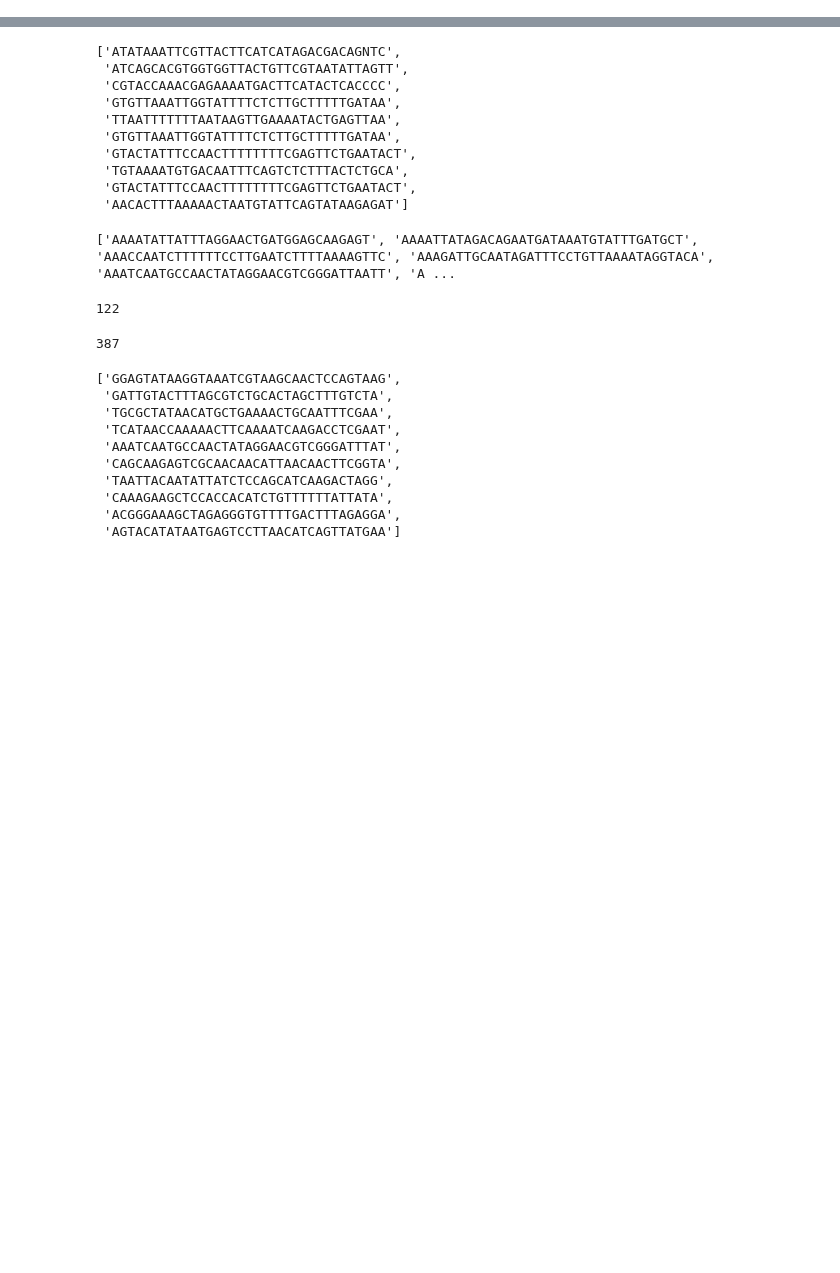
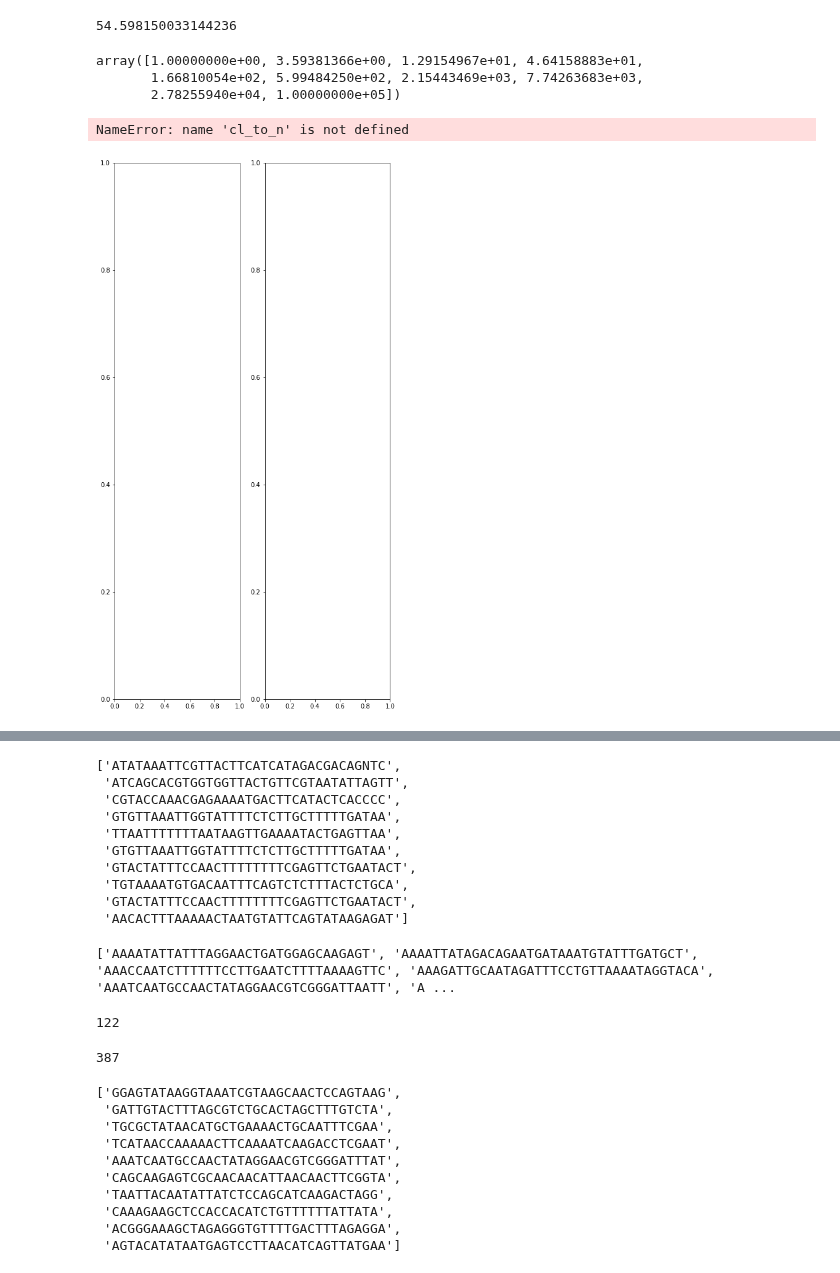
Before and after one commit to rykachevskiy/CRISPR, a Jupyter notebook: Untitled.ipynb, the cells around one changed output, grey strips where cells are left out. Drawn from its saved outputs; the diff is of its cells as text; code cells hidden in the pictures; blank space fills up the shorter version.

```diff
--- a/Untitled.ipynb
+++ b/Untitled.ipynb
@@ -4,0 +43,52 @@ import matplotlib.pyplot as plt
+# %%
+print(lines_wgs)
+
+
+ec = ca.ErrorCorrector(args.megre_threshold)
+
+ec.fit(lines_pcr)
+
+cl_to_n = calc_cl_to_occurences(ec)
+
+wgs_fraction = []
+pcr_fraction = []
+
+for cut in range(10, len(cl_to_n), 5):
+
+    res = []
+    for wgs_spacer in lines_wgs[:]:
+        res.append(ca.find_closest([x for x in cl_to_n.keys()][:cut], wgs_spacer))
+
+    wgs_fraction.append(sum([x[0] < 6 for x in res]) / len(lines_wgs))
+    pcr_fraction.append(len(set([x for x in cl_to_n.keys()][:cut]).intersection(set([x[1] for x in res]))) / cut)
+
+with open(args.dest_file, 'w') as f:
+	for k,v in cl_to_n.items():
+		f.write(k + "\t" + str(v) + "\n")
+
+
+plt.plot(range(10, len(cl_to_n), 5), wgs_fraction, label = 'found_wgs_fraction')
+plt.plot(range(10, len(cl_to_n), 5), pcr_fraction, label = 'found_pcr_fraction')
+plt.legend()
+plt.show()
+# %%
+np.exp(4)
+# %% [output]
+54.598150033144236
+# %%
+np.logspace(0,5,10)
+# %% [output]
+array([1.00000000e+00, 3.59381366e+00, 1.29154967e+01, 4.64158883e+01,
+       1.66810054e+02, 5.99484250e+02, 2.15443469e+03, 7.74263683e+03,
+       2.78255940e+04, 1.00000000e+05])
+# %%
+f, a = plt.subplots(1,2, figsize = (8, 16))
+a[0].plot(range(10, len(cl_to_n), 5), wgs_fraction, label = 'found_wgs_fraction')
+a[0].plot(range(10, len(cl_to_n), 5), pcr_fraction, label = 'found_pcr_fraction')
+a[1].plot([np.log(x + 1)  for x in cluster_occurences])
+
+plt.xticks(range(10, 322,  10))
+plt.legend()
+# %% [output]
+NameError: name 'cl_to_n' is not defined
+[figure, added]
```
Also changed, not shown: parts of 5 cells of this notebook, 1 other file.
